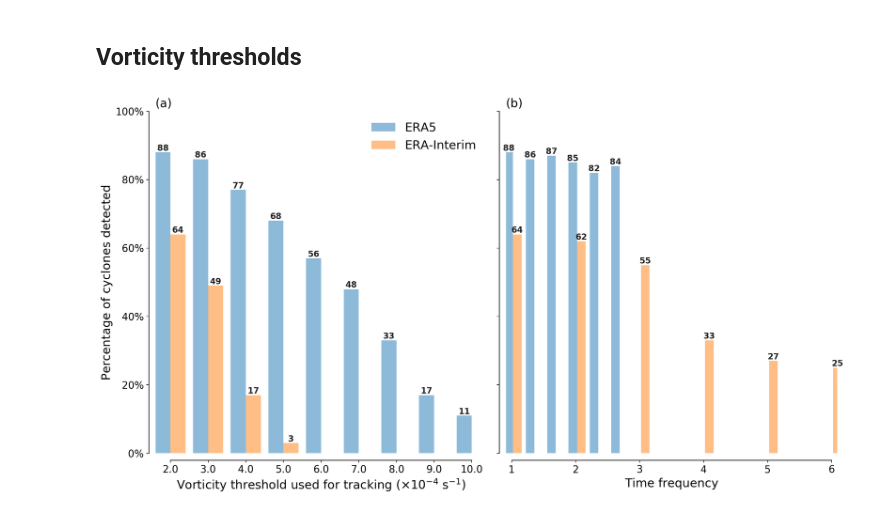
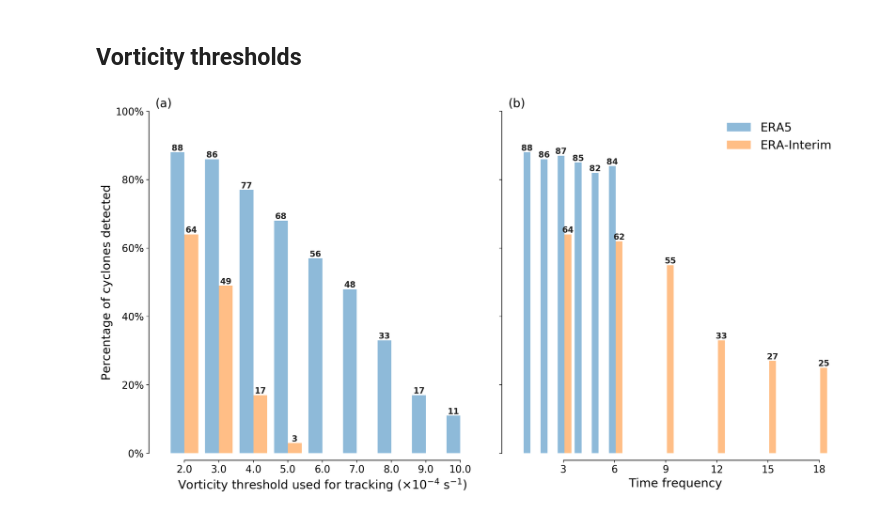
Before and after one commit to cycle13/mc_era5, a Jupyter notebook: code/Verification.ipynb, the cells around one changed output. Saved outputs shown, nothing was run; the diff lists cells and outputs as text; code cells hidden in the pictures.

```diff
--- a/code/Verification.ipynb
+++ b/code/Verification.ipynb
@@ -33,7 +33,7 @@ tfreq_hours = {"era5": [1, 2, 3, 4, 6, 9, 12, 18, 24], "interim": [3, 6, 9, 12,
 # %%
 for dataset in datasets:
     print(dataset)
-    for x in xvalues:
-        print(x * dset_ctrl_tstep_h[dataset])
+    for x in tfreq_hours[dataset]:
+        print(x / dset_ctrl_tstep_h[dataset])
 # %% [output]
 era5
@@ -107,7 +110,7 @@ def _add_style_and_labels(ax, xindices, xticklabels, n_ref, width=0.4, add_ylabe
     ax.set_xticks(xindices + width / 2)
     ax.set_xticklabels(xticklabels)
 
-    ax.set_xlim(ax.get_xticks()[0] - width, ax.get_xticks()[-1] + width)
+#     ax.set_xlim(ax.get_xticks()[0] - width, ax.get_xticks()[-1] + width)
     ax.set_ylim(0, 1)
 
     ax.spines["bottom"].set_bounds(ax.get_xticks()[0], ax.get_xticks()[-1])
@@ -175,35 +178,35 @@ _add_style_and_labels(ax, xindices, (1e4 * xvalues).round(decimals=1), n_ref, wi
 ax.set_xlabel(
     r"Vorticity threshold used for tracking ($\times10^{-4}$ $s^{-1}}$)", fontsize="x-large"
 )
 
 # Time frequency
 ax = axs[1]
 indices, xvalues = np.asarray(
     [[i, r.get("tfreq", 1)] for i, r in enumerate(runs_grid) if "tfreq" in r or len(r) == 0]
 ).T
-xindices = np.arange(len(indices))
+xindices = np.arange(len(indices)) + 1
 
 for j, (dataset, color) in enumerate(zip(datasets, cc)):
     for i, (subset) in enumerate(subsets):
         match_counts = matrices[dataset][match_i, indices.astype(int)]
         ax.bar(
             xindices * dset_ctrl_tstep_h[dataset] + j * width,
             match_counts / n_ref,
             width=width,
             **color,
             alpha=0.5 * (i + 1),
             linewidth=0.75,
             label=f"{aliases[dataset]}",
         )
 
-_add_style_and_labels(ax, xindices * max(dset_ctrl_tstep_h.values()), xvalues, n_ref, width=0.4 * 6 / 9, add_ylabel=False)
+_add_style_and_labels(ax, xindices * max(dset_ctrl_tstep_h.values()), xvalues * max(dset_ctrl_tstep_h.values()), n_ref, width=0.4 * 6 / 9, add_ylabel=False)
 
 ax.set_xlabel(r"Time frequency", fontsize="x-large")
 
-axs[0].legend(loc=1, ncol=1, fontsize="x-large", frameon=False)
+axs[1].legend(loc=1, ncol=1, fontsize="x-large", frameon=False)
 
 for ilab, ax in zip(string.ascii_lowercase, axs):
     ax.set_title(f"({ilab})", loc="left", size="x-large")
 # %% [output]
-[figure, old version]
+[figure, new version]
 # %%
```
Also changed, not shown: parts of 3 cells of this notebook.
